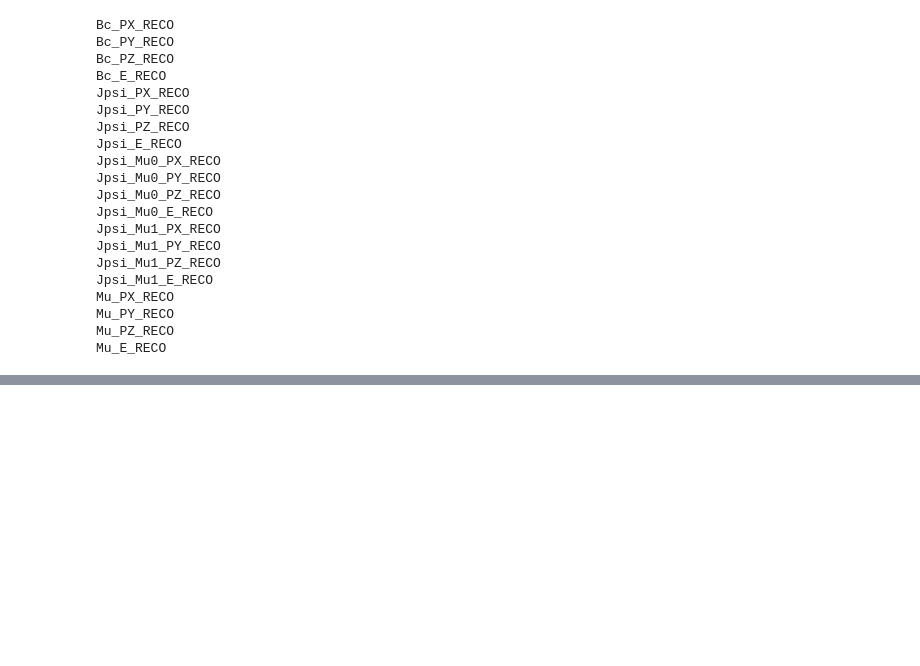
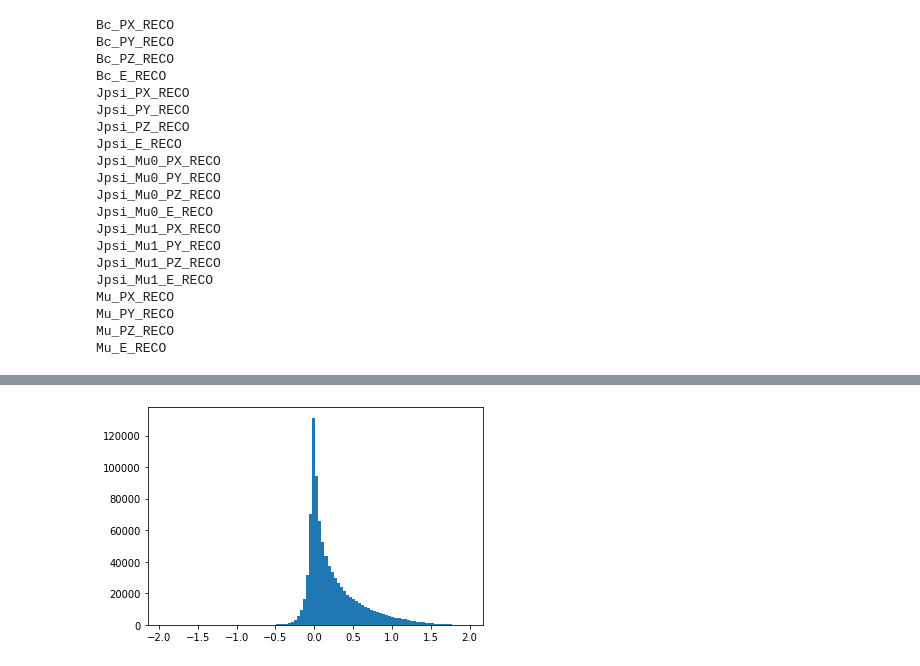
Before and after one commit to donalhill/Bc2JpsiMuNu, a Jupyter notebook: Bc2JpsiMuNu_RapidSim_LHCb.ipynb, the cells around one changed output, grey strips where cells are left out. Drawn from its saved outputs; the diff is of its cells as text; code cells hidden in the pictures; blank space fills up the shorter version.

```diff
--- a/Bc2JpsiMuNu_RapidSim_LHCb.ipynb
+++ b/Bc2JpsiMuNu_RapidSim_LHCb.ipynb
@@ -460,0 +583,5 @@ outfile.close()
+# %%
+plt.hist(df["costheta_W_res"], bins=100)
+plt.show();
+# %% [output]
+[figure, added]
```
Also changed, not shown: parts of 40 cells of this notebook.
